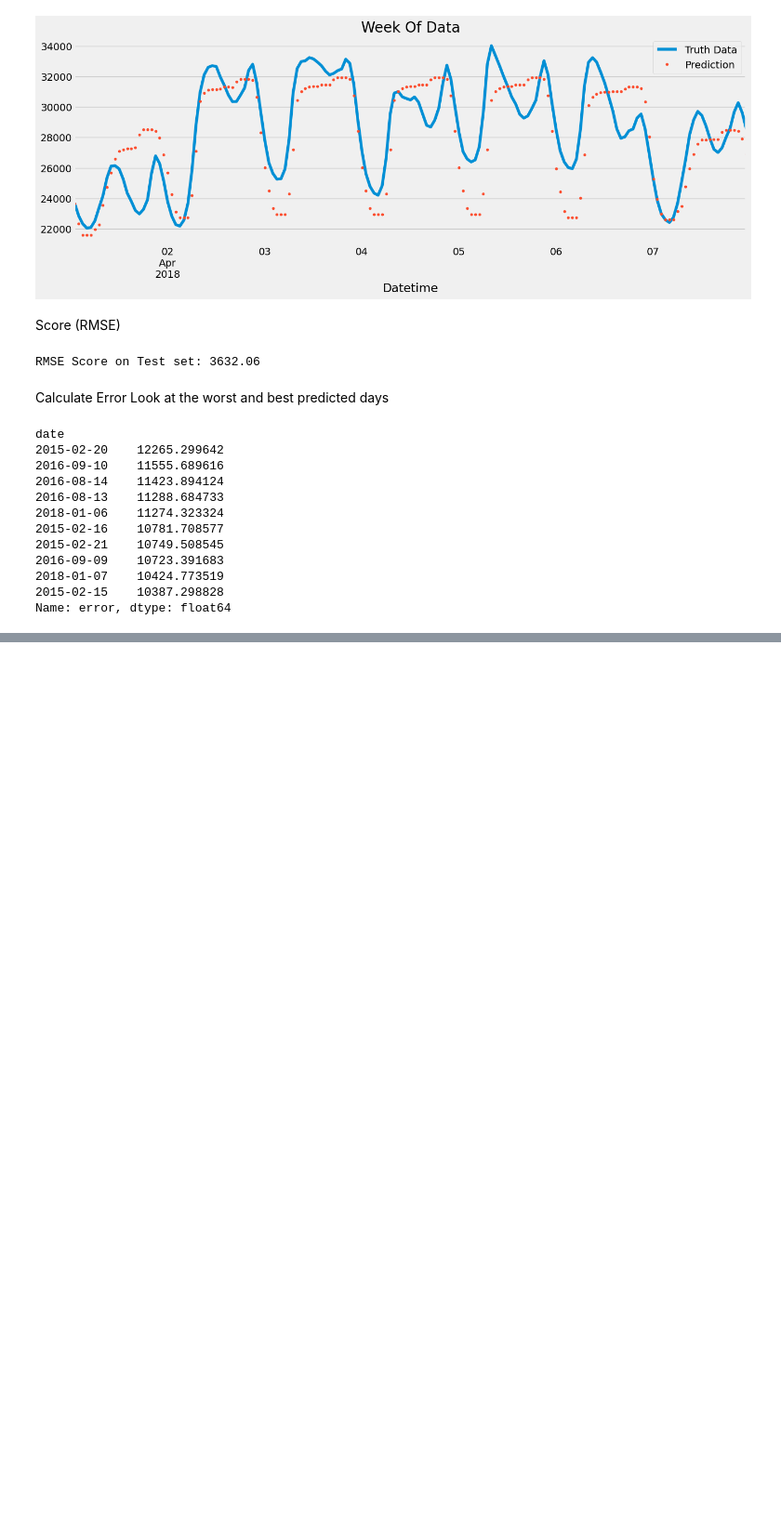
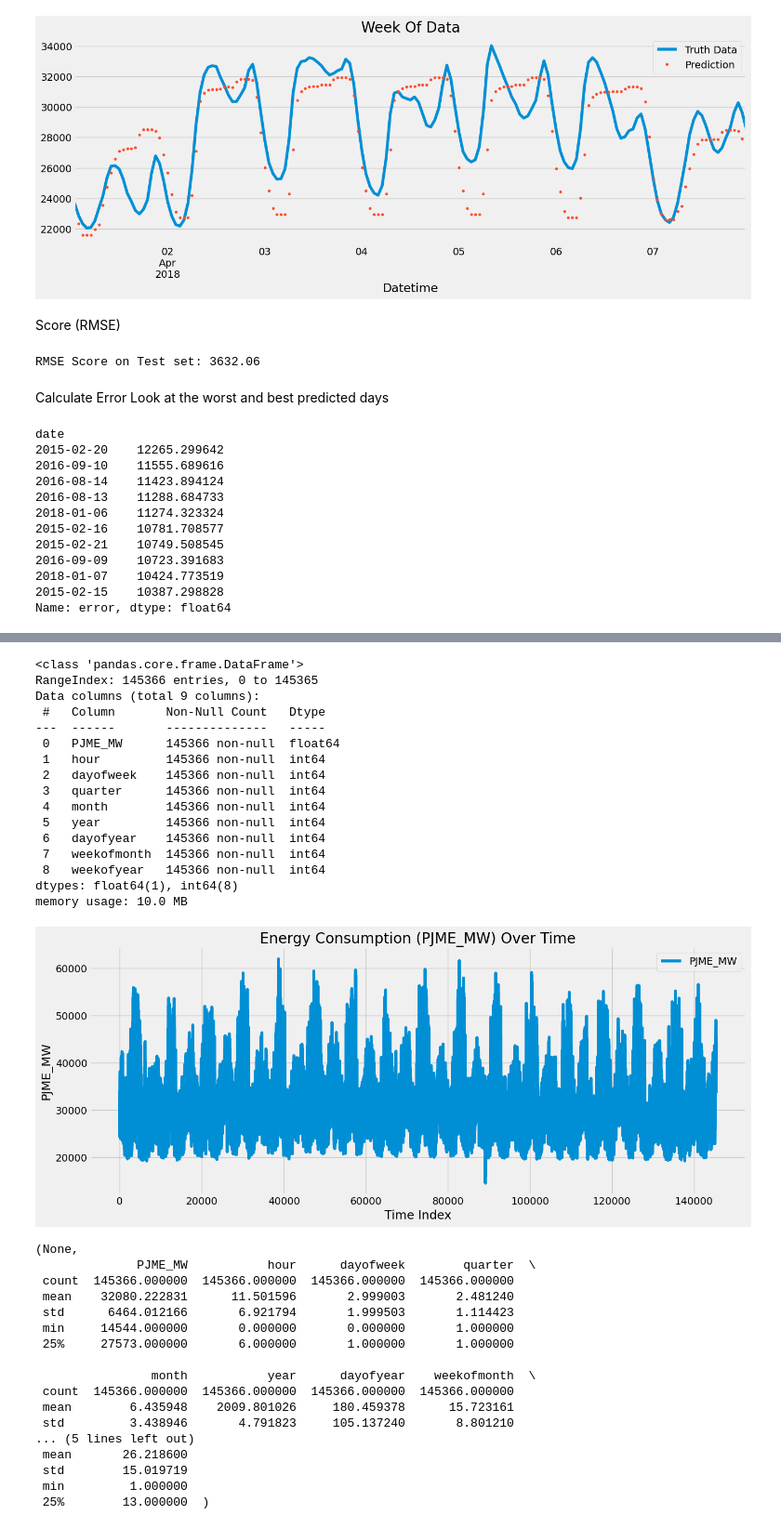
Before and after one commit to ScientificArchisman/FeynnLabsInternship, a Jupyter notebook: Project3/time-series-forecasting-with-machine-learning.ipynb, the cells around one changed output, grey strips where cells are left out. Shown at 93% size. Saved outputs shown, nothing was run; the diff lists cells and outputs as text; code cells hidden in the pictures; blank space fills up the shorter version.

Commit message:
added project 3 final details

```diff
--- a/Project3/time-series-forecasting-with-machine-learning.ipynb
+++ b/Project3/time-series-forecasting-with-machine-learning.ipynb
@@ -242,0 +277,59 @@ df
+# %%
+import pandas as pd
+import matplotlib.pyplot as plt
+
+# Load the data
+file_path = '/Users/archismanchakraborti/Desktop/python_files/FeynnLabsInternship/Project3/artifacts/data/raw_data.csv'
+data = pd.read_csv(file_path)
+
+# Basic information and statistics of the dataset
+basic_info = data.info()
+basic_description = data.describe()
+
+# Plotting the energy data (assuming the datetime is in a column named 'Datetime')
+plt.figure(figsize=(14, 6))
+plt.plot(data['PJME_MW'], label='PJME_MW')
+plt.title('Energy Consumption (PJME_MW) Over Time')
+plt.xlabel('Time Index')
+plt.ylabel('PJME_MW')
+plt.legend()
+plt.grid(True)
+plt.tight_layout()
+plt.show()
+
+(basic_info, basic_description.head())
+# %% [output]
+<class 'pandas.core.frame.DataFrame'>
+RangeIndex: 145366 entries, 0 to 145365
+Data columns (total 9 columns):
+ #   Column       Non-Null Count   Dtype
+---  ------       --------------   -----
+ 0   PJME_MW      145366 non-null  float64
+ 1   hour         145366 non-null  int64
+ 2   dayofweek    145366 non-null  int64
+ 3   quarter      145366 non-null  int64
+ 4   month        145366 non-null  int64
+ 5   year         145366 non-null  int64
+ 6   dayofyear    145366 non-null  int64
+ 7   weekofmonth  145366 non-null  int64
+ 8   weekofyear   145366 non-null  int64
+dtypes: float64(1), int64(8)
+memory usage: 10.0 MB
+[figure, added]
+(None,
+              PJME_MW           hour      dayofweek        quarter  \
+ count  145366.000000  145366.000000  145366.000000  145366.000000
+ mean    32080.222831      11.501596       2.999003       2.481240
+ std      6464.012166       6.921794       1.999503       1.114423
+ min     14544.000000       0.000000       0.000000       1.000000
+ 25%     27573.000000       6.000000       1.000000       1.000000
+
+                month           year      dayofyear    weekofmonth  \
+ count  145366.000000  145366.000000  145366.000000  145366.000000
+ mean        6.435948    2009.801026     180.459378      15.723161
+ std         3.438946       4.791823     105.137240       8.801210
+... (5 lines left out)
+ mean       26.218600
+ std        15.019719
+ min         1.000000
+ 25%        13.000000  )
```
Also changed, not shown: parts of 37 cells of this notebook, 21 other files.
